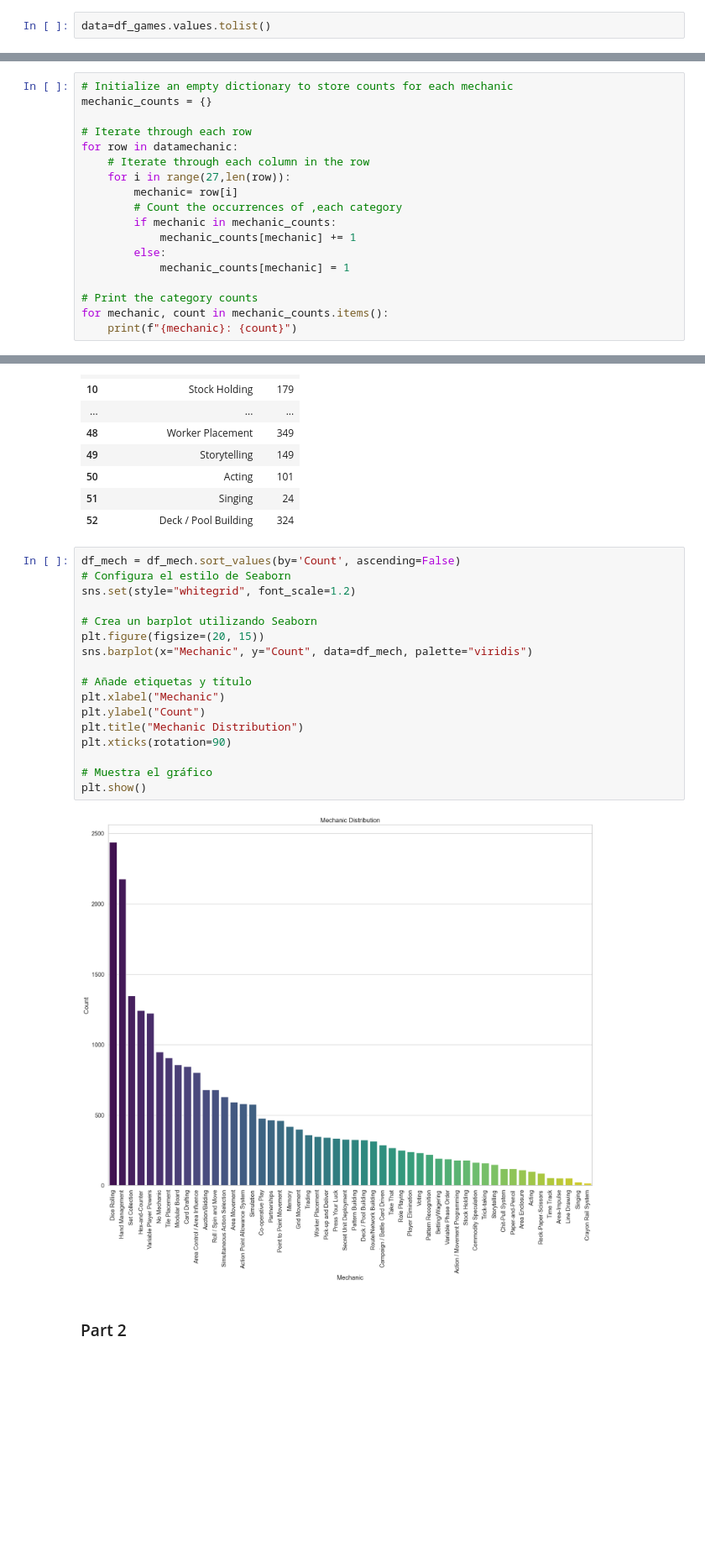
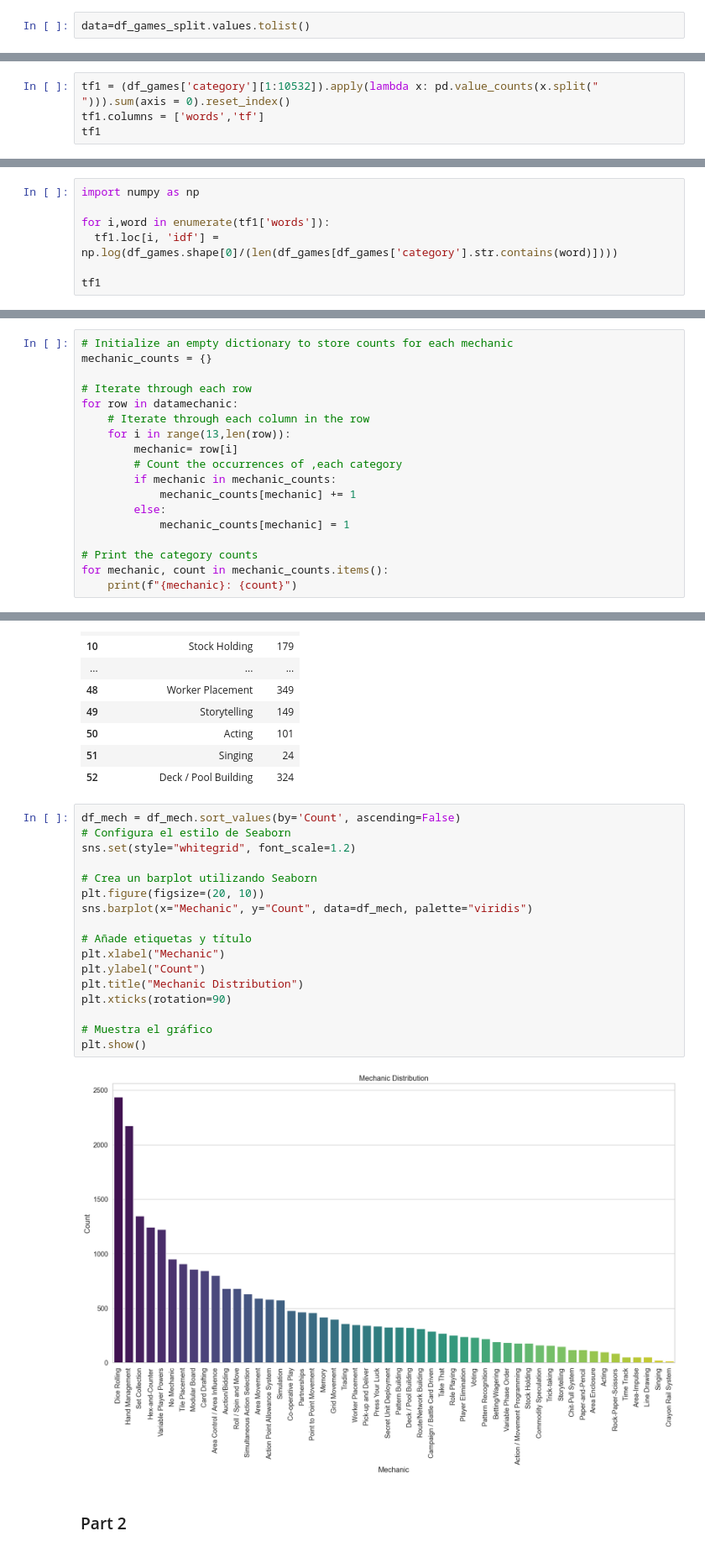
Before and after one commit to ayllinBukovic/AyllinBukovic_DVisHDip_CA1, a Jupyter notebook: AyllinBukovic_DVisHDip_CA1.ipynb, the cells around one changed output, grey strips where cells are left out. Shown at 84% size. Drawn from its saved outputs; the diff is of its cells as text; blank space fills up the shorter version.

```diff
--- a/AyllinBukovic_DVisHDip_CA1.ipynb
+++ b/AyllinBukovic_DVisHDip_CA1.ipynb
@@ -360,5 +379,5 @@ array(['Negotiation', 'Fantasy', 'Medieval', None, 'Nautical', 'Travel',
 # %%
-data=df_games.values.tolist()
+data=df_games_split.values.tolist()
 # %%
 # Initialize an empty dictionary to store counts for each category
 category_counts = {}
@@ -465,0 +490,4 @@ plt.show()
+# %%
+tf1 = (df_games['category'][1:10532]).apply(lambda x: pd.value_counts(x.split(" "))).sum(axis = 0).reset_index()
+tf1.columns = ['words','tf']
+tf1
@@ -465,0 +508,7 @@ plt.show()
+# %%
+import numpy as np
+
+for i,word in enumerate(tf1['words']):
+  tf1.loc[i, 'idf'] = np.log(df_games.shape[0]/(len(df_games[df_games['category'].str.contains(word)])))
+
+tf1
@@ -615,7 +711,7 @@ mechanic_counts = {}
 # Iterate through each row
 for row in datamechanic:
     # Iterate through each column in the row
-    for i in range(27,len(row)):
+    for i in range(13,len(row)):
         mechanic= row[i]
         # Count the occurrences of ,each category
         if mechanic in mechanic_counts:
@@ -689,22 +785,22 @@ df_mech
 # %%
 df_mech = df_mech.sort_values(by='Count', ascending=False)
 # Configura el estilo de Seaborn
 sns.set(style="whitegrid", font_scale=1.2)
 
 # Crea un barplot utilizando Seaborn
-plt.figure(figsize=(20, 15))
+plt.figure(figsize=(20, 10))
 sns.barplot(x="Mechanic", y="Count", data=df_mech, palette="viridis")
 
 # Añade etiquetas y título
 plt.xlabel("Mechanic")
 plt.ylabel("Count")
 plt.title("Mechanic Distribution")
 plt.xticks(rotation=90)
 
 # Muestra el gráfico
 plt.show()
 # %% [output]
-[figure, old version]
+[figure, new version]
 # %% [markdown]
 ### Part 2
 # %% [markdown]
```
Also changed, not shown: parts of 45 cells of this notebook.
